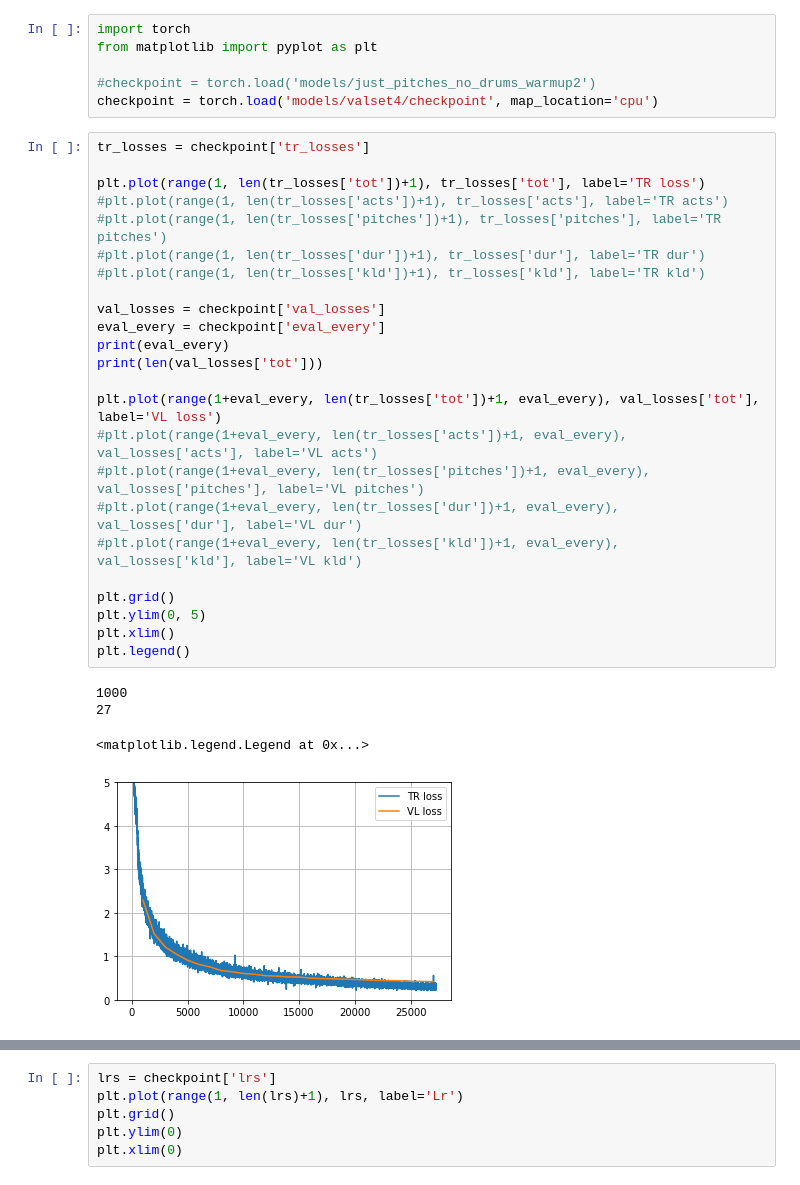
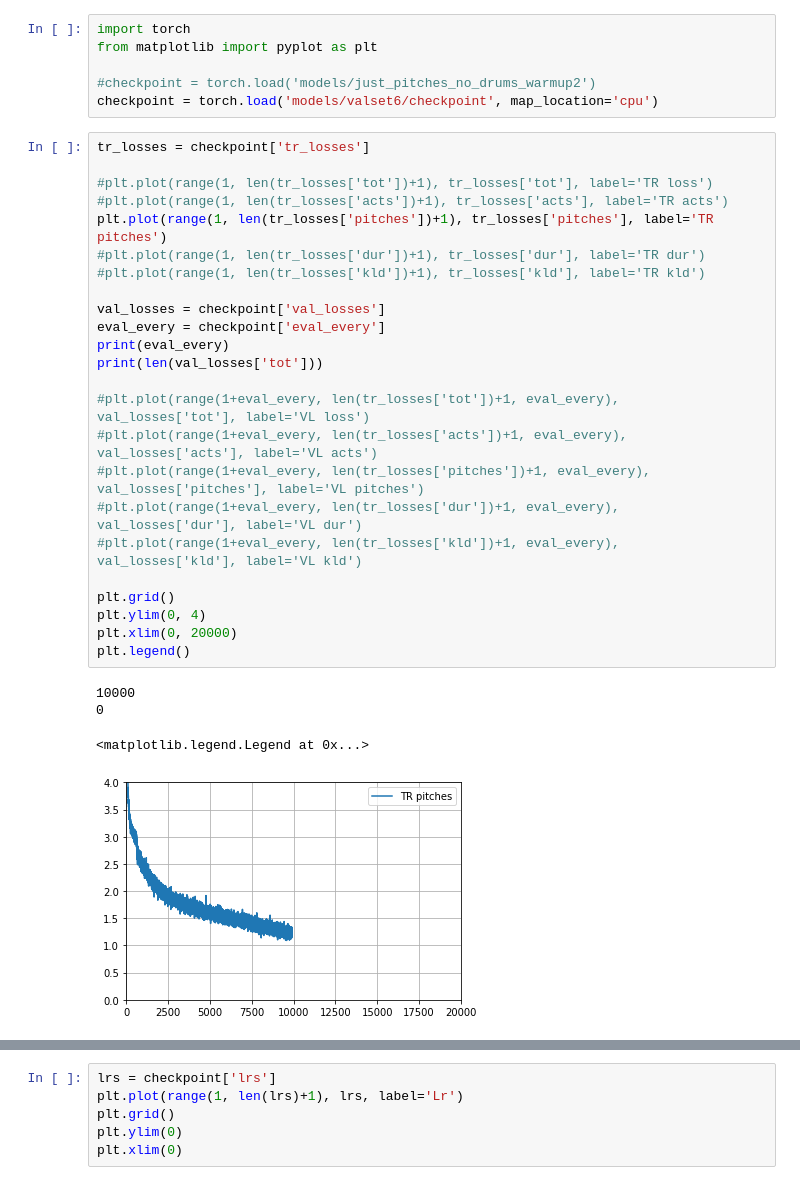
Before and after one commit to EmanueleCosenza/polyphemus, a Jupyter notebook: plot.ipynb, the cells around one changed output, grey strips where cells are left out. Cells and saved outputs as stored; diff of their text form.

```diff
--- a/plot.ipynb
+++ b/plot.ipynb
@@ -3,35 +3,35 @@ import torch
 from matplotlib import pyplot as plt
 
 #checkpoint = torch.load('models/just_pitches_no_drums_warmup2')
-checkpoint = torch.load('models/valset4/checkpoint', map_location='cpu')
+checkpoint = torch.load('models/valset6/checkpoint', map_location='cpu')
 # %%
 tr_losses = checkpoint['tr_losses']
 
-plt.plot(range(1, len(tr_losses['tot'])+1), tr_losses['tot'], label='TR loss')
+#plt.plot(range(1, len(tr_losses['tot'])+1), tr_losses['tot'], label='TR loss')
 #plt.plot(range(1, len(tr_losses['acts'])+1), tr_losses['acts'], label='TR acts')
-#plt.plot(range(1, len(tr_losses['pitches'])+1), tr_losses['pitches'], label='TR pitches')
+plt.plot(range(1, len(tr_losses['pitches'])+1), tr_losses['pitches'], label='TR pitches')
 #plt.plot(range(1, len(tr_losses['dur'])+1), tr_losses['dur'], label='TR dur')
 #plt.plot(range(1, len(tr_losses['kld'])+1), tr_losses['kld'], label='TR kld')
 
 val_losses = checkpoint['val_losses']
 eval_every = checkpoint['eval_every']
 print(eval_every)
 print(len(val_losses['tot']))
 
-plt.plot(range(1+eval_every, len(tr_losses['tot'])+1, eval_every), val_losses['tot'], label='VL loss')
+#plt.plot(range(1+eval_every, len(tr_losses['tot'])+1, eval_every), val_losses['tot'], label='VL loss')
 #plt.plot(range(1+eval_every, len(tr_losses['acts'])+1, eval_every), val_losses['acts'], label='VL acts')
 #plt.plot(range(1+eval_every, len(tr_losses['pitches'])+1, eval_every), val_losses['pitches'], label='VL pitches')
 #plt.plot(range(1+eval_every, len(tr_losses['dur'])+1, eval_every), val_losses['dur'], label='VL dur')
 #plt.plot(range(1+eval_every, len(tr_losses['kld'])+1, eval_every), val_losses['kld'], label='VL kld')
 
 plt.grid()
-plt.ylim(0, 5)
-plt.xlim()
+plt.ylim(0, 4)
+plt.xlim(0, 20000)
 plt.legend()
 # %% [output]
-1000
-27
+10000
+0
 <matplotlib.legend.Legend at 0x...>
-[figure, old version]
+[figure, new version]
 # %%
 tr_accs = checkpoint['tr_accuracies']
```
Also changed, not shown: parts of 1 cell of this notebook, 5 other files.
